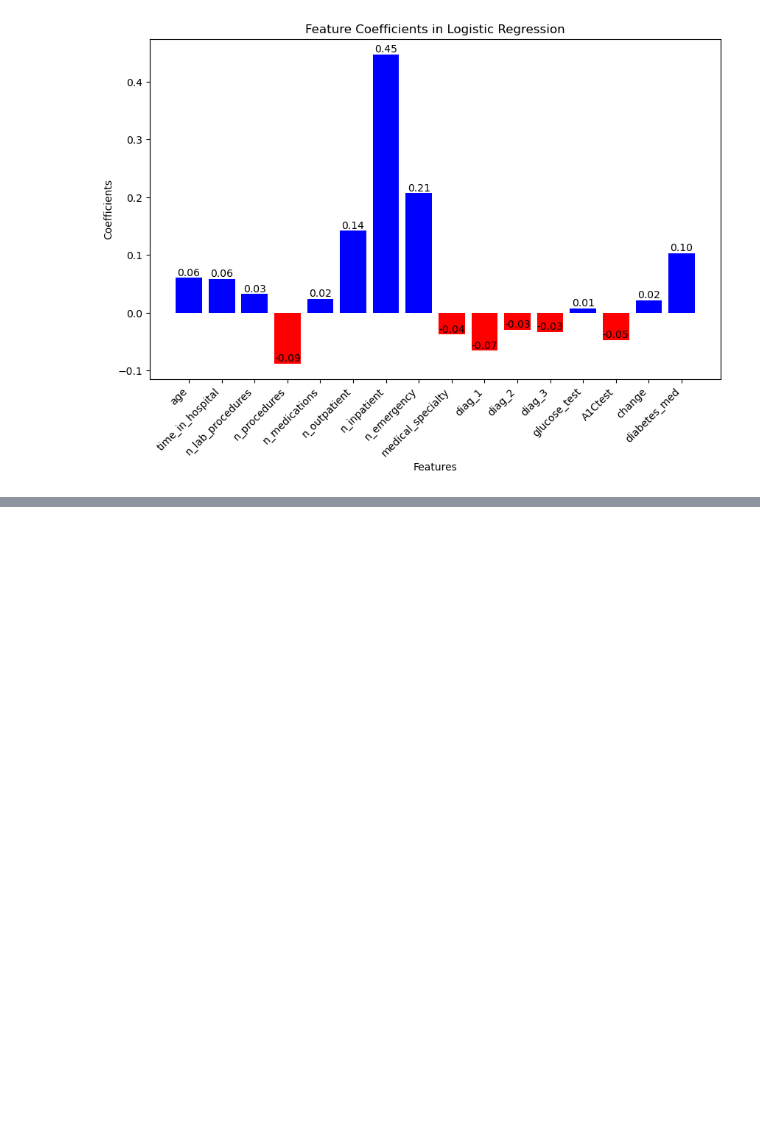
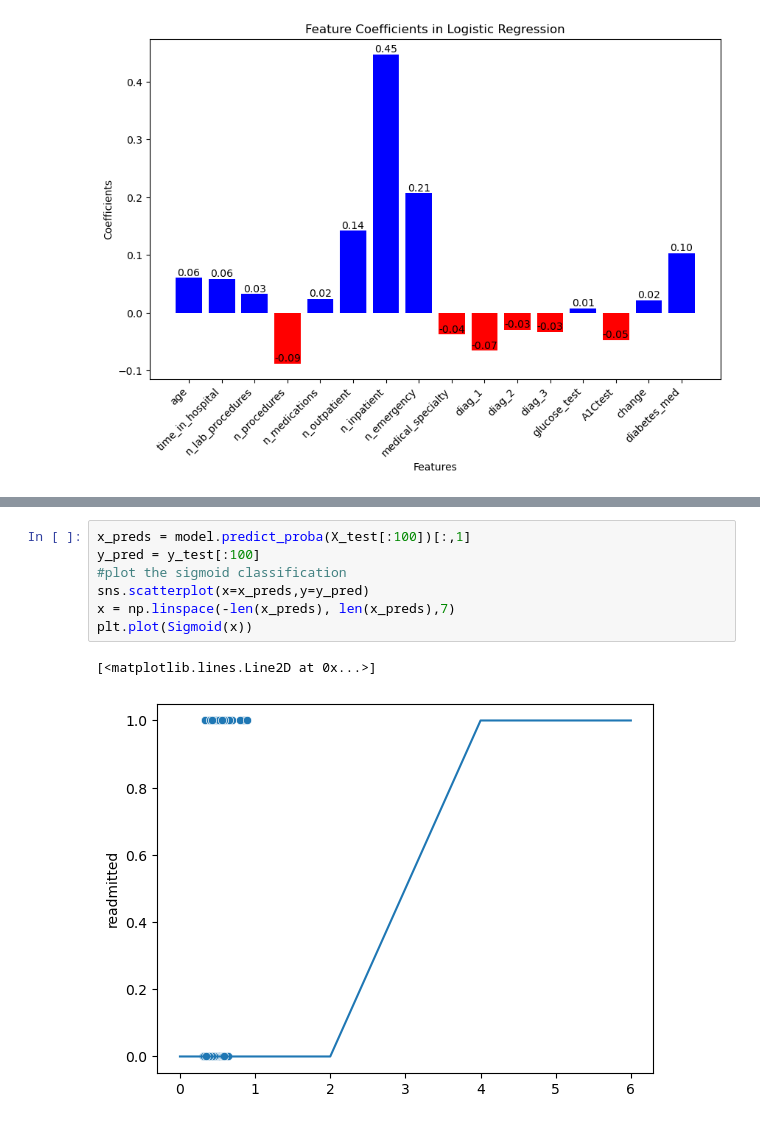
Before and after one commit to srinijalanda93/Machine-learning, a Jupyter notebook: 2448526_lab5.ipynb, the cells around one changed output, grey strips where cells are left out. Saved outputs shown, nothing was run; the diff lists cells and outputs as text; blank space fills up the shorter version.

```diff
--- a/2448526_lab5.ipynb
+++ b/2448526_lab5.ipynb
@@ -229,0 +261,10 @@ plt.show()
+# %%
+x_preds = model.predict_proba(X_test[:100])[:,1]
+y_pred = y_test[:100]
+#plot the sigmoid classification
+sns.scatterplot(x=x_preds,y=y_pred)
+x = np.linspace(-len(x_preds), len(x_preds),7)
+plt.plot(Sigmoid(x))
+# %% [output]
+[<matplotlib.lines.Line2D at 0x...>]
+[figure, added]
```
Also changed, not shown: parts of 3 cells of this notebook, 1 other file.
